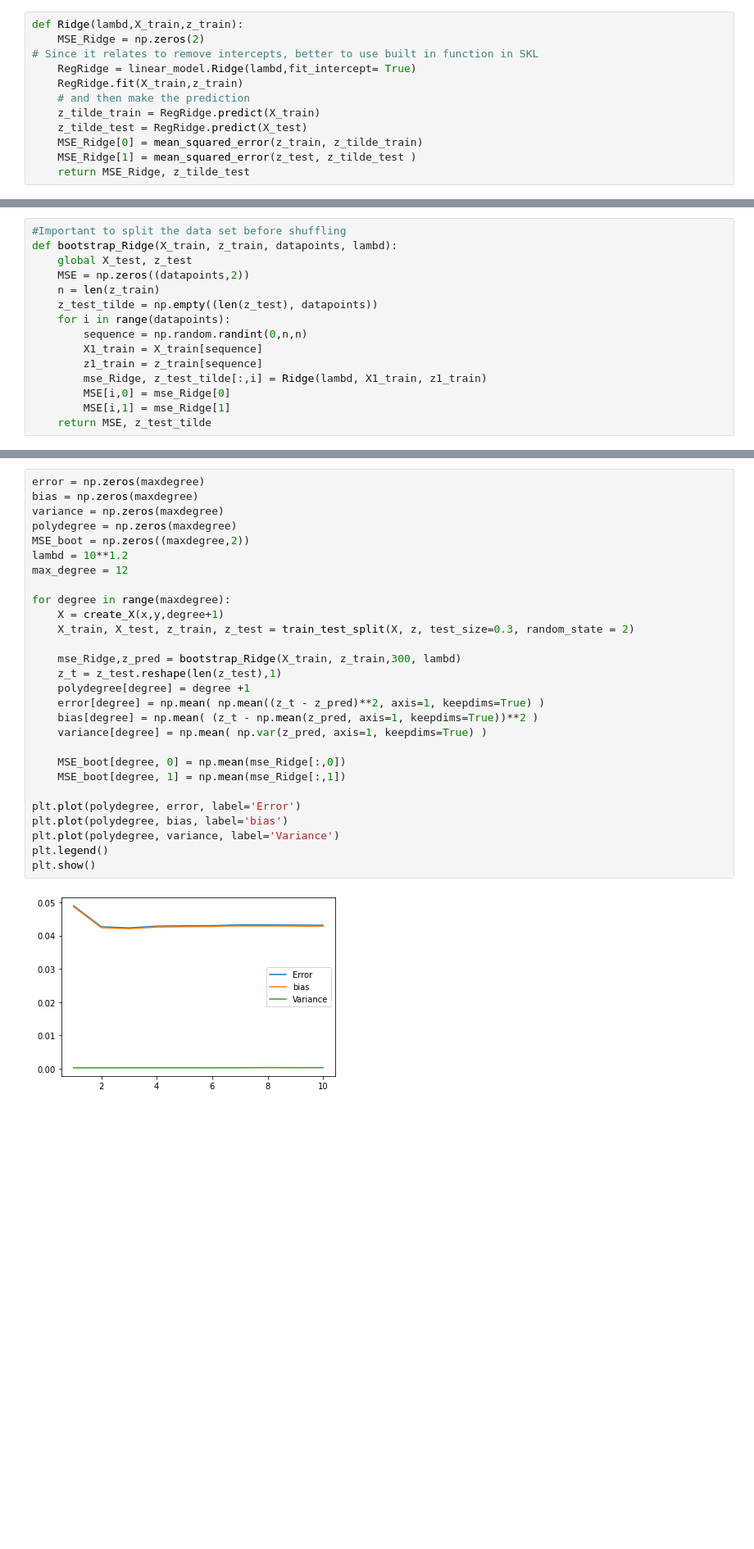
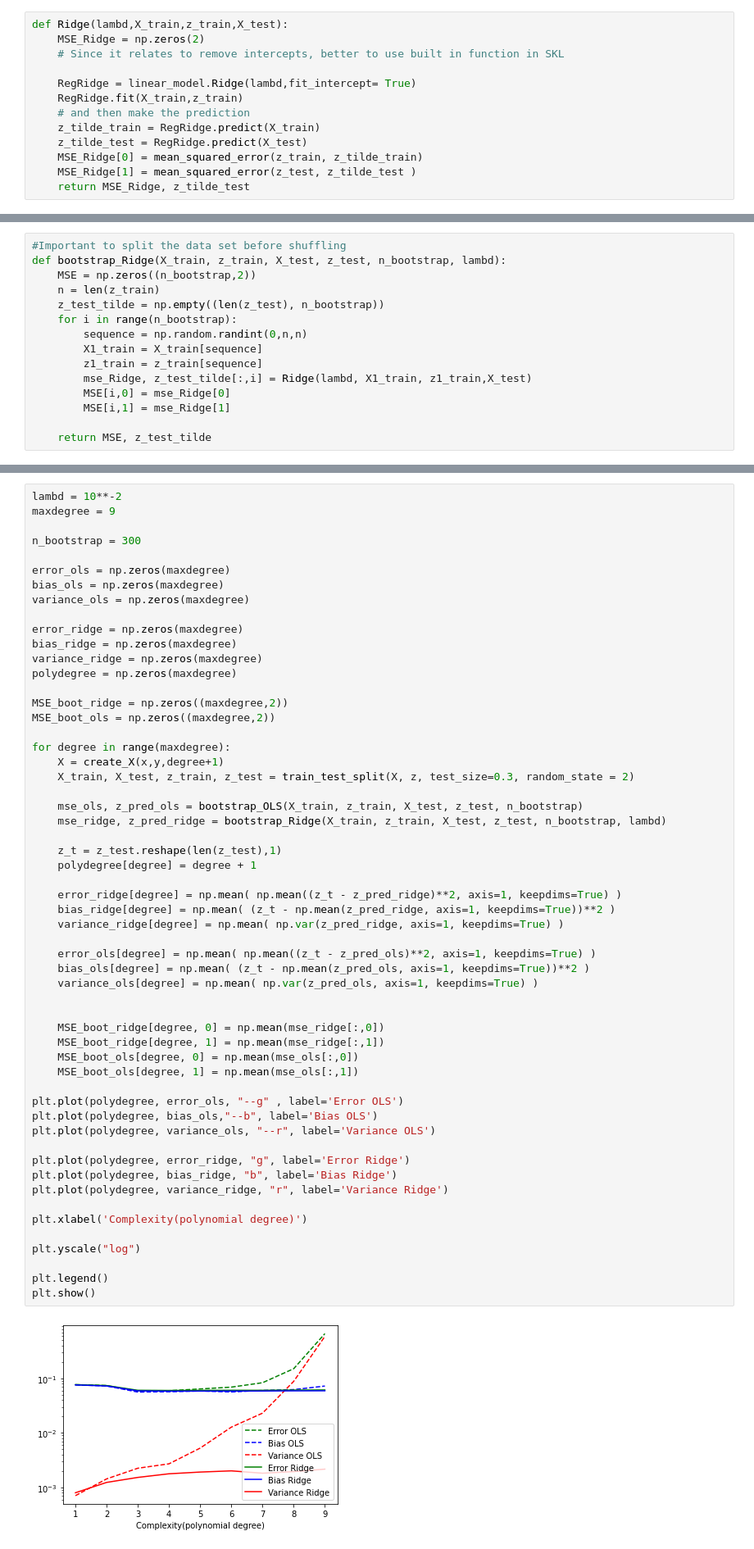
Before and after one commit to engyssimo/MLProjectNucphys, a Jupyter notebook: Project1/Project1.ipynb, the cells around one changed output, grey strips where cells are left out. Shown at 82% size. Drawn from its saved outputs; the diff is of its cells as text; blank space fills up the shorter version.

```diff
--- a/Project1/Project1.ipynb
+++ b/Project1/Project1.ipynb
@@ -468,7 +489,8 @@ plt.show()
 # %%
-def Ridge(lambd,X_train,z_train):
+def Ridge(lambd,X_train,z_train,X_test):
     MSE_Ridge = np.zeros(2)
-# Since it relates to remove intercepts, better to use built in function in SKL
+    # Since it relates to remove intercepts, better to use built in function in SKL
+
     RegRidge = linear_model.Ridge(lambd,fit_intercept= True)
     RegRidge.fit(X_train,z_train)
     # and then make the prediction
@@ -537,16 +555,16 @@ plt.show()
 ### Ridge regression with bootstrap
 # %%
 #Important to split the data set before shuffling
-def bootstrap_Ridge(X_train, z_train, datapoints, lambd):
-    global X_test, z_test
-    MSE = np.zeros((datapoints,2))
+def bootstrap_Ridge(X_train, z_train, X_test, z_test, n_bootstrap, lambd):
+    MSE = np.zeros((n_bootstrap,2))
     n = len(z_train)
-    z_test_tilde = np.empty((len(z_test), datapoints))
-    for i in range(datapoints):
+    z_test_tilde = np.empty((len(z_test), n_bootstrap))
+    for i in range(n_bootstrap):
         sequence = np.random.randint(0,n,n)
         X1_train = X_train[sequence]
         z1_train = z_train[sequence]
-        mse_Ridge, z_test_tilde[:,i] = Ridge(lambd, X1_train, z1_train)
+        mse_Ridge, z_test_tilde[:,i] = Ridge(lambd, X1_train, z1_train,X_test)
         MSE[i,0] = mse_Ridge[0]
         MSE[i,1] = mse_Ridge[1]
+
     return MSE, z_test_tilde
@@ -553,30 +573,58 @@ def bootstrap_Ridge(X_train, z_train, datapoints, lambd):
 # %%
-error = np.zeros(maxdegree)
-bias = np.zeros(maxdegree)
-variance = np.zeros(maxdegree)
+lambd = 10**-2
+maxdegree = 9
+
+n_bootstrap = 300
+
+error_ols = np.zeros(maxdegree)
+bias_ols = np.zeros(maxdegree)
+variance_ols = np.zeros(maxdegree)
+
+error_ridge = np.zeros(maxdegree)
+bias_ridge = np.zeros(maxdegree)
+variance_ridge = np.zeros(maxdegree)
 polydegree = np.zeros(maxdegree)
-MSE_boot = np.zeros((maxdegree,2))
-lambd = 10**1.2
-max_degree = 12
+
+MSE_boot_ridge = np.zeros((maxdegree,2))
+MSE_boot_ols = np.zeros((maxdegree,2))
 
 for degree in range(maxdegree):
     X = create_X(x,y,degree+1)
     X_train, X_test, z_train, z_test = train_test_split(X, z, test_size=0.3, random_state = 2)
 
-    mse_Ridge,z_pred = bootstrap_Ridge(X_train, z_train,300, lambd)
+    mse_ols, z_pred_ols = bootstrap_OLS(X_train, z_train, X_test, z_test, n_bootstrap)
+    mse_ridge, z_pred_ridge = bootstrap_Ridge(X_train, z_train, X_test, z_test, n_bootstrap, lambd)
+
     z_t = z_test.reshape(len(z_test),1)
-    polydegree[degree] = degree +1
-    error[degree] = np.mean( np.mean((z_t - z_pred)**2, axis=1, keepdims=True) )
-    bias[degree] = np.mean( (z_t - np.mean(z_pred, axis=1, keepdims=True))**2 )
-    variance[degree] = np.mean( np.var(z_pred, axis=1, keepdims=True) )
+    polydegree[degree] = degree + 1
 
-    MSE_boot[degree, 0] = np.mean(mse_Ridge[:,0])
-    MSE_boot[degree, 1] = np.mean(mse_Ridge[:,1])
+    error_ridge[degree] = np.mean( np.mean((z_t - z_pred_ridge)**2, axis=1, keepdims=True) )
+    bias_ridge[degree] = np.mean( (z_t - np.mean(z_pred_ridge, axis=1, keepdims=True))**2 )
+    variance_ridge[degree] = np.mean( np.var(z_pred_ridge, axis=1, keepdims=True) )
 
-plt.plot(polydegree, error, label='Error')
-plt.plot(polydegree, bias, label='bias')
-plt.plot(polydegree, variance, label='Variance')
+    error_ols[degree] = np.mean( np.mean((z_t - z_pred_ols)**2, axis=1, keepdims=True) )
+    bias_ols[degree] = np.mean( (z_t - np.mean(z_pred_ols, axis=1, keepdims=True))**2 )
+    variance_ols[degree] = np.mean( np.var(z_pred_ols, axis=1, keepdims=True) )
+
+
+    MSE_boot_ridge[degree, 0] = np.mean(mse_ridge[:,0])
+    MSE_boot_ridge[degree, 1] = np.mean(mse_ridge[:,1])
+    MSE_boot_ols[degree, 0] = np.mean(mse_ols[:,0])
+    MSE_boot_ols[degree, 1] = np.mean(mse_ols[:,1])
+
+plt.plot(polydegree, error_ols, "--g" , label='Error OLS')
+plt.plot(polydegree, bias_ols,"--b", label='Bias OLS')
+plt.plot(polydegree, variance_ols, "--r", label='Variance OLS')
+
+plt.plot(polydegree, error_ridge, "g", label='Error Ridge')
+plt.plot(polydegree, bias_ridge, "b", label='Bias Ridge')
+plt.plot(polydegree, variance_ridge, "r", label='Variance Ridge')
+
+plt.xlabel('Complexity(polynomial degree)')
+
+plt.yscale("log")
+
 plt.legend()
 plt.show()
 # %% [output]
-[figure, old version]
+[figure, new version]
```
Also changed, not shown: parts of 13 cells of this notebook.
